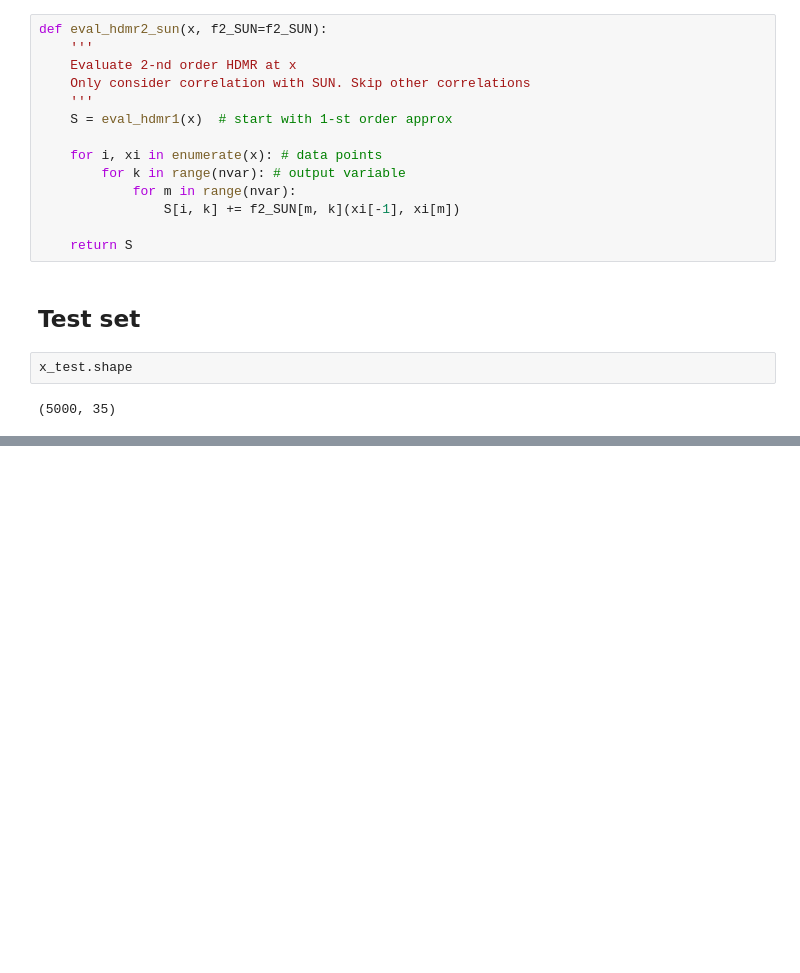
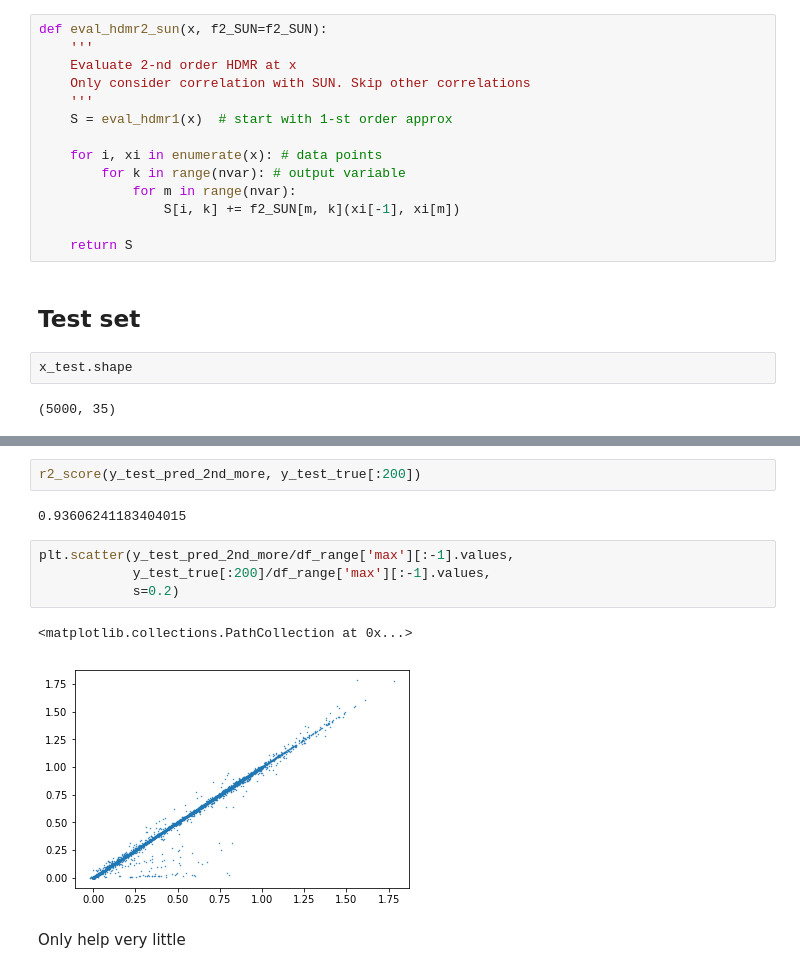
Before and after one commit to JiaweiZhuang/KPP, a Jupyter notebook: my_tests/strato/HDMR.ipynb, the cells around one changed output, grey strips where cells are left out. Drawn from its saved outputs; the diff is of its cells as text; blank space fills up the shorter version.

```diff
--- a/my_tests/strato/HDMR.ipynb
+++ b/my_tests/strato/HDMR.ipynb
@@ -336,0 +451,13 @@ plt.scatter(y_test_pred_2nd/df_range['max'][:-1].values,
+# %%
+r2_score(y_test_pred_2nd_more, y_test_true[:200])
+# %% [output]
+0.93606241183404015
+# %%
+plt.scatter(y_test_pred_2nd_more/df_range['max'][:-1].values,
+            y_test_true[:200]/df_range['max'][:-1].values,
+            s=0.2)
+# %% [output]
+<matplotlib.collections.PathCollection at 0x...>
+[figure, added]
+# %% [markdown]
+Only help very little
```
Also changed, not shown: parts of 25 cells of this notebook.
